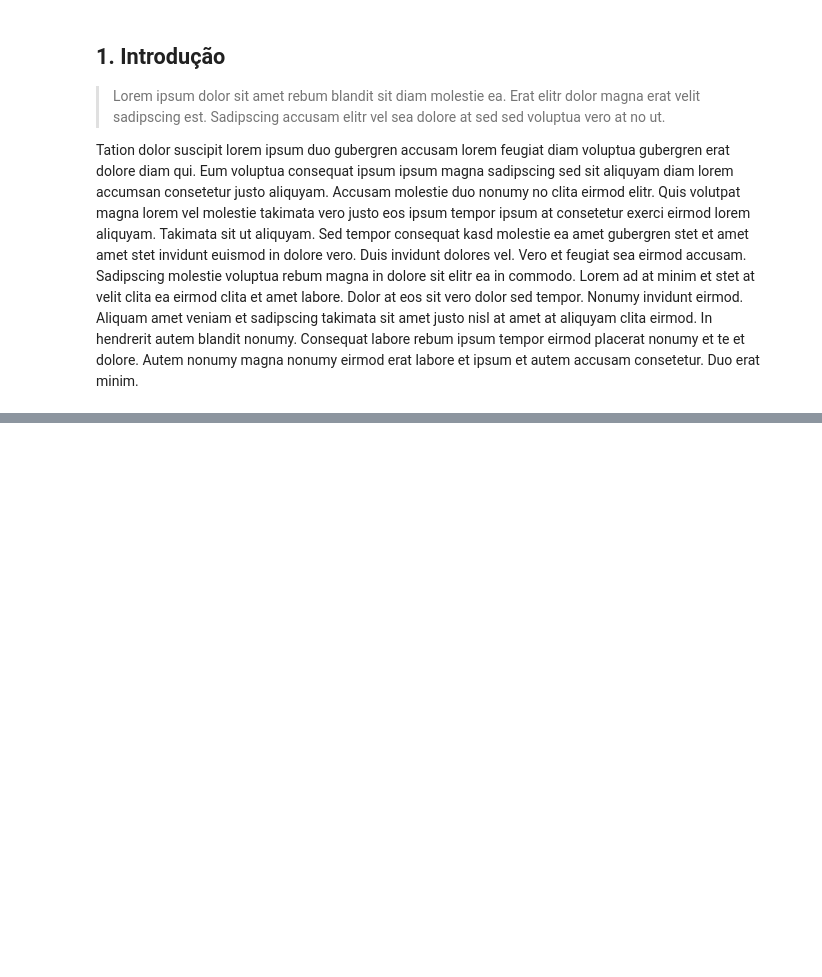
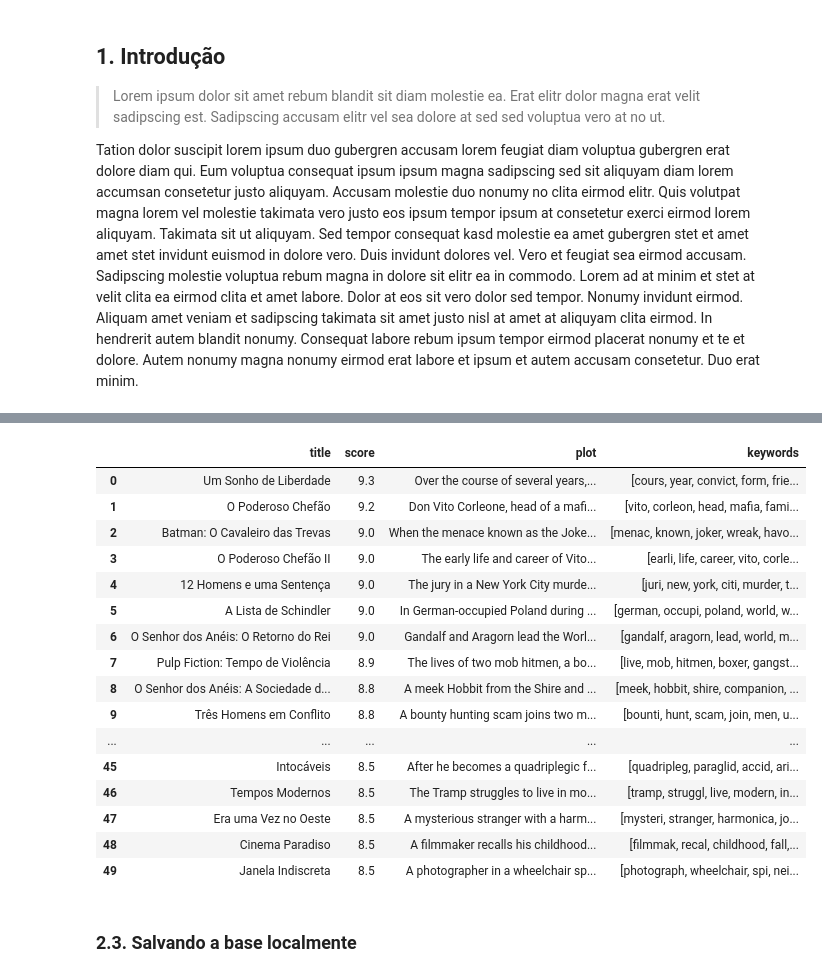
Before and after one commit to FelixLuciano/web-text-analysis-project, a Jupyter notebook: notebooks/project.ipynb, the cells around one changed output, grey strips where cells are left out. Cells and saved outputs as stored; diff of their text form; code cells hidden in the pictures; blank space fills up the shorter version.

Commit message:
feat: limpeza da base de dados

```diff
--- a/notebooks/project.ipynb
+++ b/notebooks/project.ipynb
@@ -34,9 +38,8 @@ def get_top_250_ids(headers: Dict[str, str] = BASE_REQUESTS_HEADERS) -> List[str
     soup = bs(response.text)
 
     return [
-        PurePath(url.path).name
+        PurePath(urlparse(node.attrs["href"]).path).name
         for node in soup.select('table > tbody > tr > td.titleColumn > a')
-        for url in urlparse(node.attrs["href"])
     ]
 
 top_250_ids = get_top_250_ids()
@@ -113,2 +100,26 @@ Complete!
+# %%
+df["keywords"] = df["plot"].map(preprocess_string)
+
+df.head(5)
+# %% [output]
+|  | title | score | plot | keywords |
+| 0 | Um Sonho de Liberdade | 9.3 | Over the course of several years,... | [cours, year, convict, form, frie... |
+| 1 | O Poderoso Chefão | 9.2 | Don Vito Corleone, head of a mafi... | [vito, corleon, head, mafia, fami... |
+| 2 | Batman: O Cavaleiro das Trevas | 9.0 | When the menace known as the Joke... | [menac, known, joker, wreak, havo... |
+| 3 | O Poderoso Chefão II | 9.0 | The early life and career of Vito... | [earli, life, career, vito, corle... |
+| 4 | 12 Homens e uma Sentença | 9.0 | The jury in a New York City murde... | [juri, new, york, citi, murder, t... |
+| 5 | A Lista de Schindler | 9.0 | In German-occupied Poland during ... | [german, occupi, poland, world, w... |
+| 6 | O Senhor dos Anéis: O Retorno do Rei | 9.0 | Gandalf and Aragorn lead the Worl... | [gandalf, aragorn, lead, world, m... |
+| 7 | Pulp Fiction: Tempo de Violência | 8.9 | The lives of two mob hitmen, a bo... | [live, mob, hitmen, boxer, gangst... |
+| 8 | O Senhor dos Anéis: A Sociedade d... | 8.8 | A meek Hobbit from the Shire and ... | [meek, hobbit, shire, companion, ... |
+| 9 | Três Homens em Conflito | 8.8 | A bounty hunting scam joins two m... | [bounti, hunt, scam, join, men, u... |
+| ... | ... | ... | ... | ... |
+| 45 | Intocáveis | 8.5 | After he becomes a quadriplegic f... | [quadripleg, paraglid, accid, ari... |
+| 46 | Tempos Modernos | 8.5 | The Tramp struggles to live in mo... | [tramp, struggl, live, modern, in... |
+| 47 | Era uma Vez no Oeste | 8.5 | A mysterious stranger with a harm... | [mysteri, stranger, harmonica, jo... |
+| 48 | Cinema Paradiso | 8.5 | A filmmaker recalls his childhood... | [filmmak, recal, childhood, fall,... |
+| 49 | Janela Indiscreta | 8.5 | A photographer in a wheelchair sp... | [photograph, wheelchair, spi, nei... |
+# %% [markdown]
+### 2.3. Salvando a base localmente
 # %%
 df.to_csv("../data/imdb_top_250.csv")
```
Also changed, not shown: parts of 7 cells of this notebook, 1 other file.
